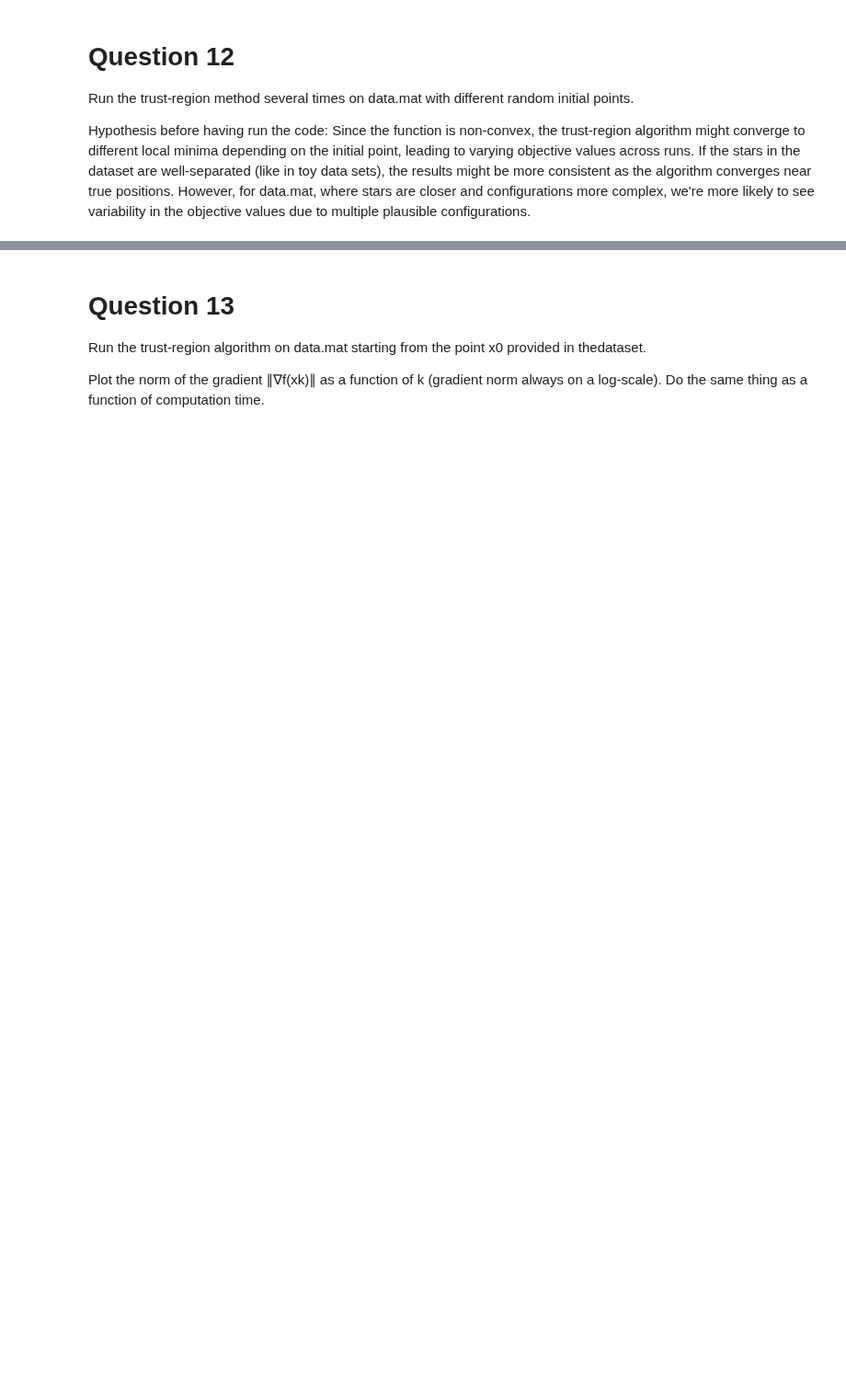
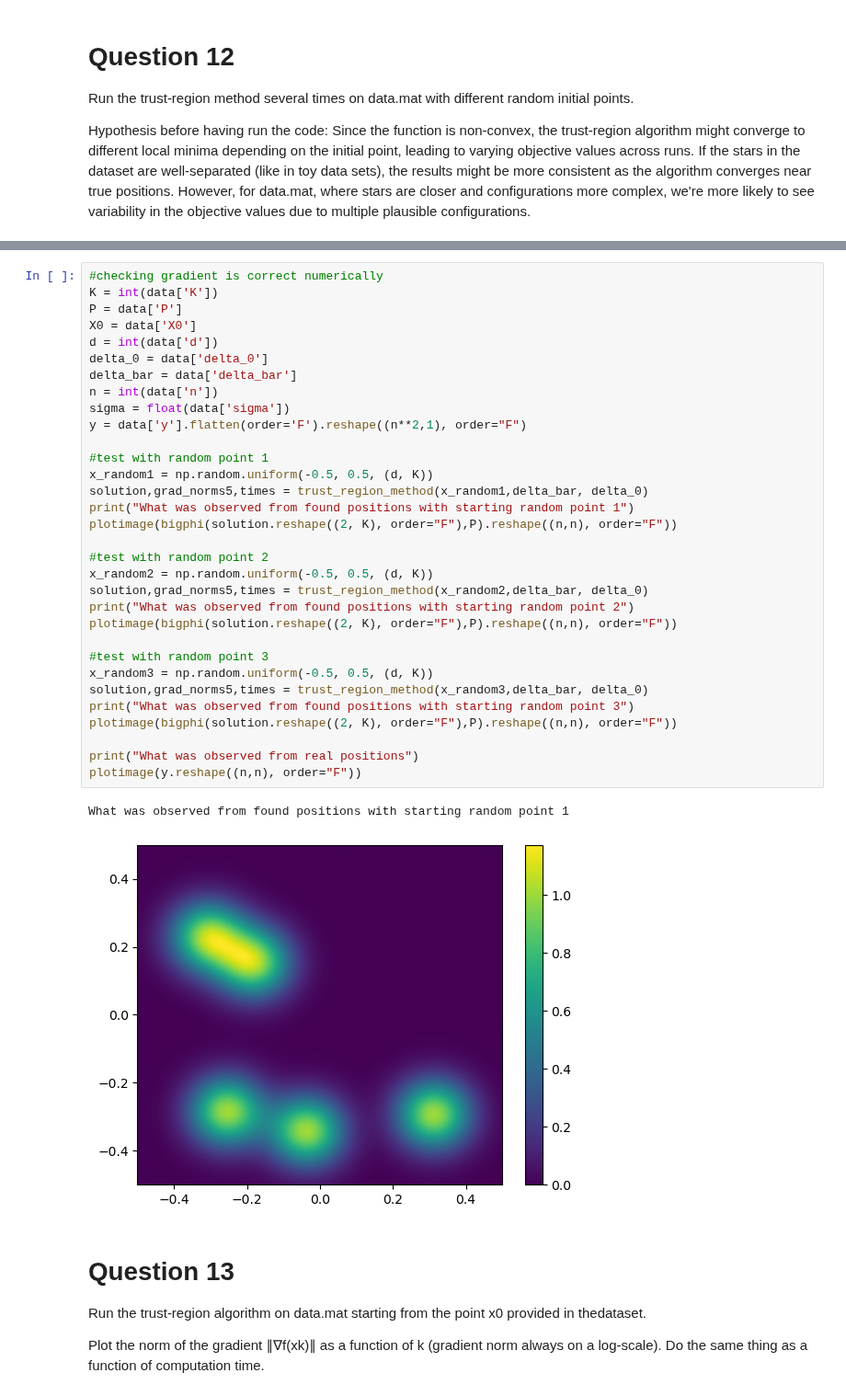
Before and after one commit to gzein/ContOpt_HW2, a Jupyter notebook: ContOpt_HW2.ipynb, the cells around one changed output, grey strips where cells are left out. Shown at 92% size. Cells and saved outputs as stored; diff of their text form; blank space fills up the shorter version.

```diff
--- a/ContOpt_HW2.ipynb
+++ b/ContOpt_HW2.ipynb
@@ -604,3 +550,38 @@ Reached time limit of 10s!
+# %%
+#checking gradient is correct numerically
+K = int(data['K'])
+P = data['P']
+X0 = data['X0']
+d = int(data['d'])
+delta_0 = data['delta_0']
+delta_bar = data['delta_bar']
+n = int(data['n'])
+sigma = float(data['sigma'])
+y = data['y'].flatten(order='F').reshape((n**2,1), order="F")
+
+#test with random point 1
+x_random1 = np.random.uniform(-0.5, 0.5, (d, K))
+solution,grad_norms5,times = trust_region_method(x_random1,delta_bar, delta_0)
+print("What was observed from found positions with starting random point 1")
+plotimage(bigphi(solution.reshape((2, K), order="F"),P).reshape((n,n), order="F"))
+
+#test with random point 2
+x_random2 = np.random.uniform(-0.5, 0.5, (d, K))
+solution,grad_norms5,times = trust_region_method(x_random2,delta_bar, delta_0)
+print("What was observed from found positions with starting random point 2")
+plotimage(bigphi(solution.reshape((2, K), order="F"),P).reshape((n,n), order="F"))
+
+#test with random point 3
+x_random3 = np.random.uniform(-0.5, 0.5, (d, K))
+solution,grad_norms5,times = trust_region_method(x_random3,delta_bar, delta_0)
+print("What was observed from found positions with starting random point 3")
+plotimage(bigphi(solution.reshape((2, K), order="F"),P).reshape((n,n), order="F"))
+
+print("What was observed from real positions")
+plotimage(y.reshape((n,n), order="F"))
+# %% [output]
+What was observed from found positions with starting random point 1
+[figure, added]
 # %% [markdown]
 # Question 13
 Run the trust-region algorithm on data.mat starting from the point x0 provided in thedataset.
```
Also changed, not shown: parts of 15 cells of this notebook.
